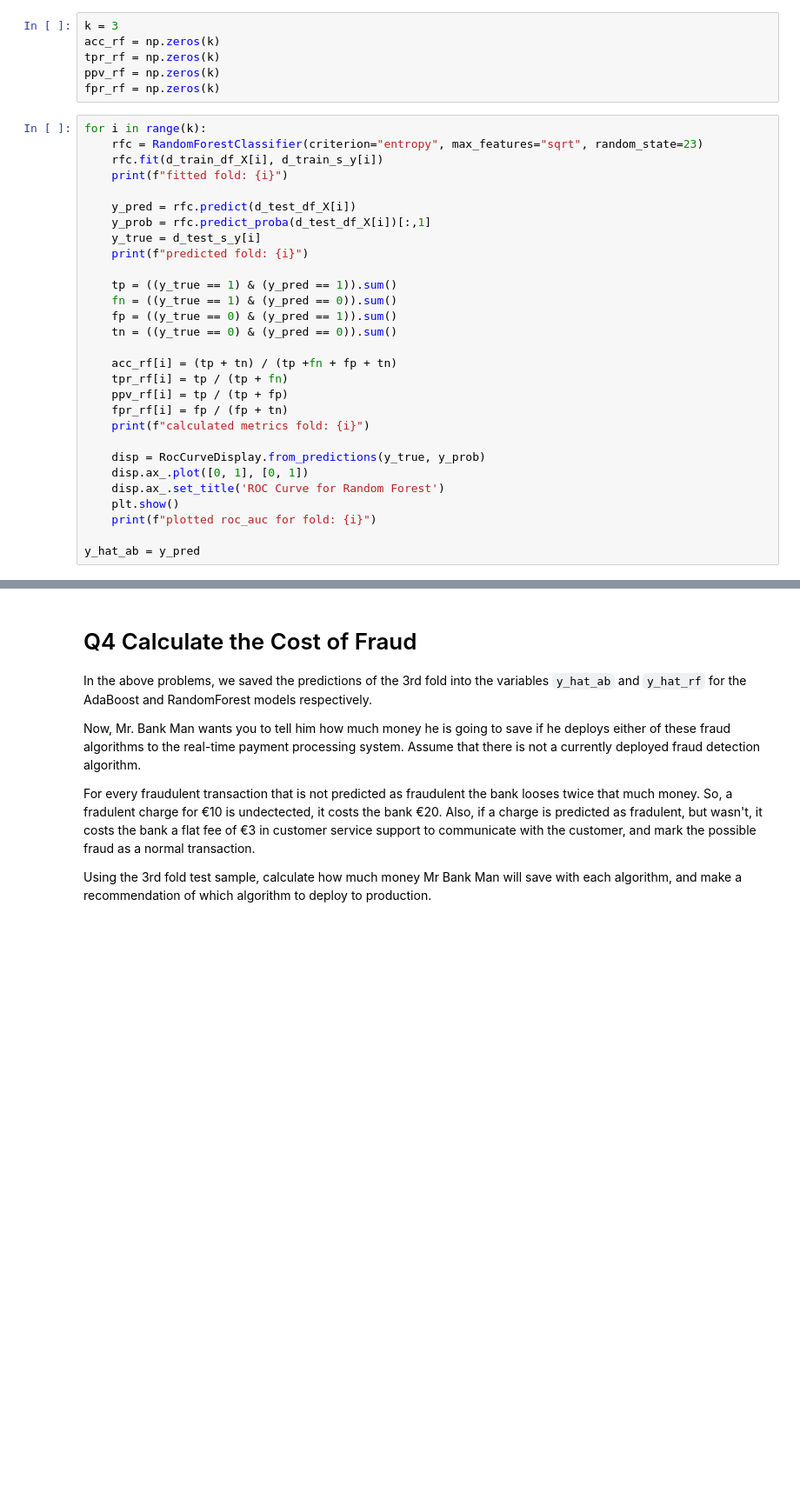
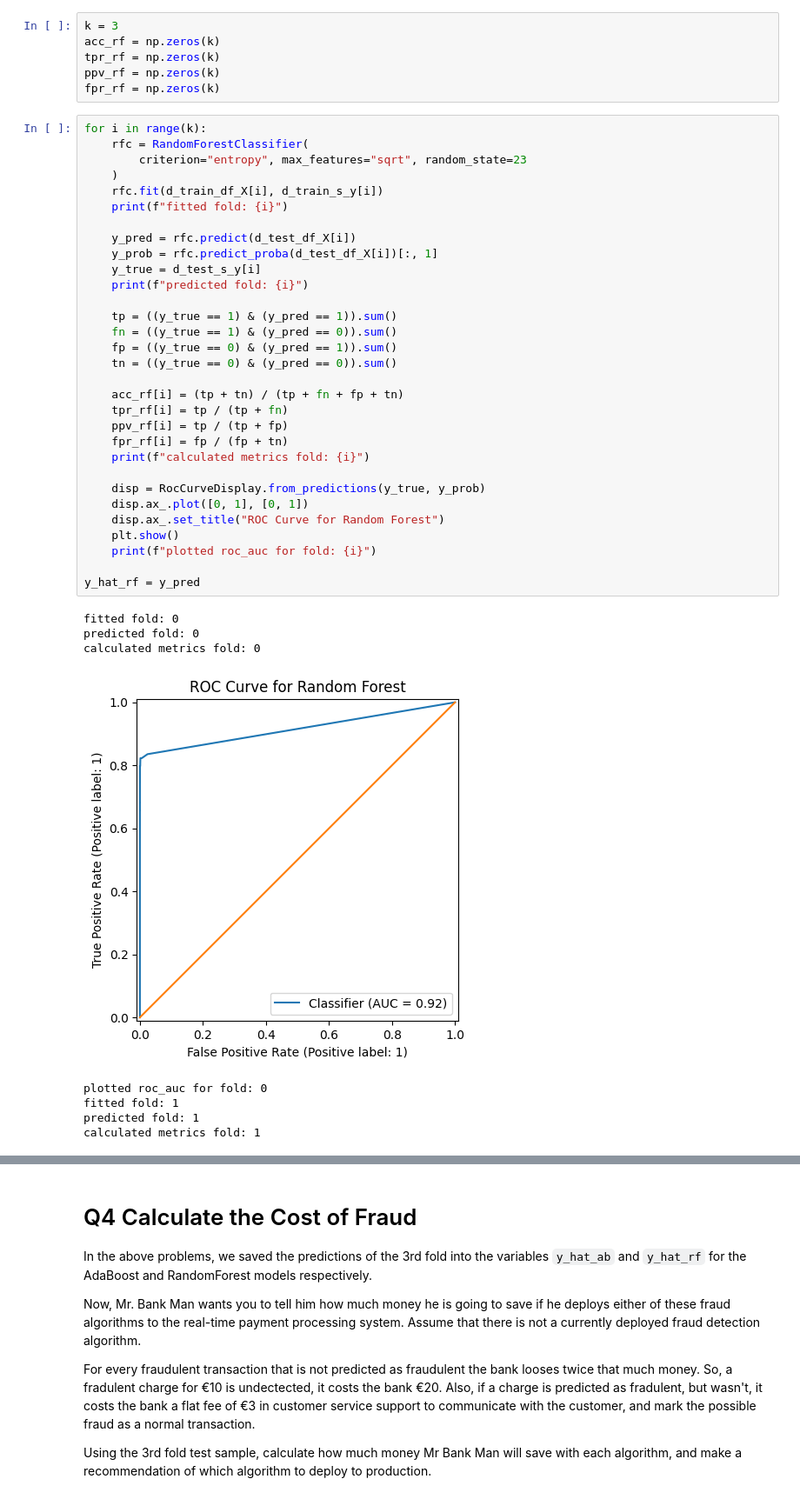
Before and after one commit to kc4stillo/cs329e_analysis, a Jupyter notebook: assignment-9/hw9.ipynb, the cells around one changed output, grey strips where cells are left out. Shown: that part at 87% size. Cells and saved outputs as stored; diff of their text form; blank space fills up the shorter version.

```diff
--- a/assignment-9/hw9.ipynb
+++ b/assignment-9/hw9.ipynb
@@ -153,30 +202,41 @@ ppv_rf = np.zeros(k)
 fpr_rf = np.zeros(k)
 # %%
 for i in range(k):
-    rfc = RandomForestClassifier(criterion="entropy", max_features="sqrt", random_state=23)
+    rfc = RandomForestClassifier(
+        criterion="entropy", max_features="sqrt", random_state=23
+    )
     rfc.fit(d_train_df_X[i], d_train_s_y[i])
     print(f"fitted fold: {i}")
 
     y_pred = rfc.predict(d_test_df_X[i])
-    y_prob = rfc.predict_proba(d_test_df_X[i])[:,1]
+    y_prob = rfc.predict_proba(d_test_df_X[i])[:, 1]
     y_true = d_test_s_y[i]
     print(f"predicted fold: {i}")
 
     tp = ((y_true == 1) & (y_pred == 1)).sum()
     fn = ((y_true == 1) & (y_pred == 0)).sum()
     fp = ((y_true == 0) & (y_pred == 1)).sum()
     tn = ((y_true == 0) & (y_pred == 0)).sum()
 
-    acc_rf[i] = (tp + tn) / (tp +fn + fp + tn)
+    acc_rf[i] = (tp + tn) / (tp + fn + fp + tn)
     tpr_rf[i] = tp / (tp + fn)
     ppv_rf[i] = tp / (tp + fp)
     fpr_rf[i] = fp / (fp + tn)
     print(f"calculated metrics fold: {i}")
 
     disp = RocCurveDisplay.from_predictions(y_true, y_prob)
     disp.ax_.plot([0, 1], [0, 1])
-    disp.ax_.set_title('ROC Curve for Random Forest')
+    disp.ax_.set_title("ROC Curve for Random Forest")
     plt.show()
     print(f"plotted roc_auc for fold: {i}")
 
-y_hat_ab = y_pred
+y_hat_rf = y_pred
+# %% [output]
+fitted fold: 0
+predicted fold: 0
+calculated metrics fold: 0
+[figure, added]
+plotted roc_auc for fold: 0
+fitted fold: 1
+predicted fold: 1
+calculated metrics fold: 1
```
Also changed, not shown: parts of 10 cells of this notebook.
